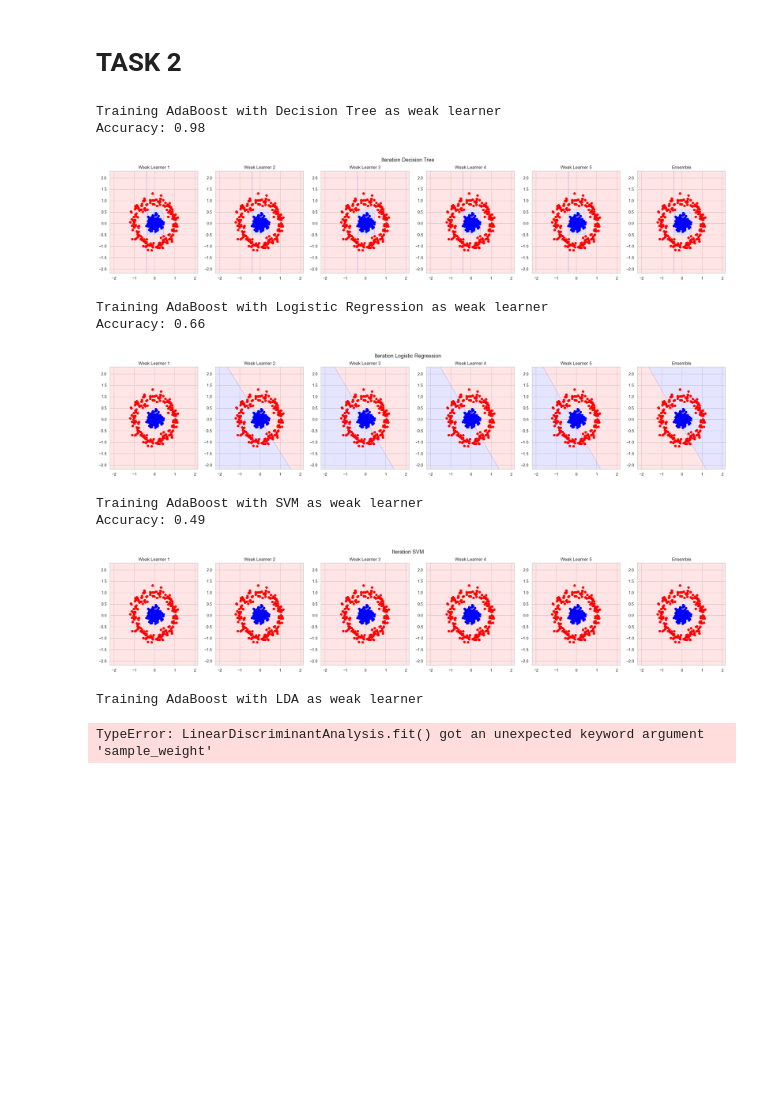
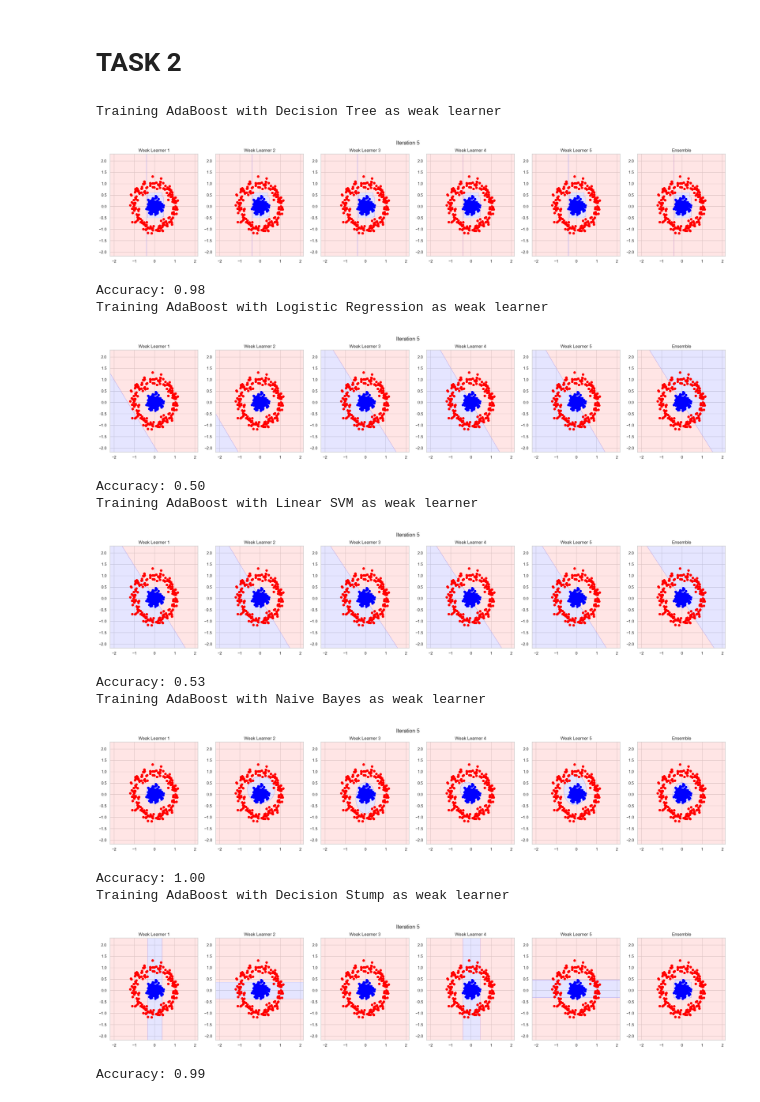
Before and after one commit to Heisenberg-2207/DA5401, a Jupyter notebook: Aniket/assignment8/assignment8.ipynb, the cells around one changed output. Drawn from its saved outputs; the diff is of its cells as text; code cells hidden in the pictures; blank space fills up the shorter version.

```diff
--- a/Aniket/assignment8/assignment8.ipynb
+++ b/Aniket/assignment8/assignment8.ipynb
@@ -110,42 +112,44 @@ weighted avg       0.98      0.98      0.98       125
 # %%
 # List of models to use as weak learners
 models = [
     DecisionTreeClassifier,
-    LogisticRegression,
-    SVC,
-    LinearDiscriminantAnalysis,
+    lambda: LogisticRegression(solver='liblinear'),
+    lambda: LinearSVC(class_weight='balanced', max_iter=10000),
     GaussianNB,
-    lambda: DecisionTreeClassifier(max_depth=1)  # Decision Stump
+    lambda: DecisionTreeClassifier(max_depth=2)  # Decision Stump
 ]
 
 model_names = [
     "Decision Tree",
     "Logistic Regression",
-    "SVM",
-    "LDA",
+    "Linear SVM",
     "Naive Bayes",
     "Decision Stump"
 ]
 
 for model, name in zip(models, model_names):
     print(f"Training AdaBoost with {name} as weak learner")
     ada = Adaboost(model, n_clf=5)
     ada.fit(X_train, y_train)
     y_pred = ada.predict(X_test)
     accuracy = np.mean(y_pred == y_test)
     print(f"Accuracy: {accuracy:.2f}")
 
     # Plot decision boundaries
     ada.plot_decision_boundary(X_train, y_train, iteration=name)
 # %% [output]
 Training AdaBoost with Decision Tree as weak learner
-Accuracy: 0.98
-[figure, old version]
+[figure, new version]
+Accuracy: 0.98
 Training AdaBoost with Logistic Regression as weak learner
-Accuracy: 0.66
-[figure, old version]
+[figure, new version]
-Training AdaBoost with SVM as weak learner
-Accuracy: 0.49
+Accuracy: 0.50
+Training AdaBoost with Linear SVM as weak learner
 [figure]
-Training AdaBoost with LDA as weak learner
+Accuracy: 0.53
+Training AdaBoost with Naive Bayes as weak learner
+[figure, added]
-TypeError: LinearDiscriminantAnalysis.fit() got an unexpected keyword argument 'sample_weight'
+Accuracy: 1.00
+Training AdaBoost with Decision Stump as weak learner
+[figure, added]
+Accuracy: 0.99
```
Also changed, not shown: parts of 3 cells of this notebook, 1 other file.
